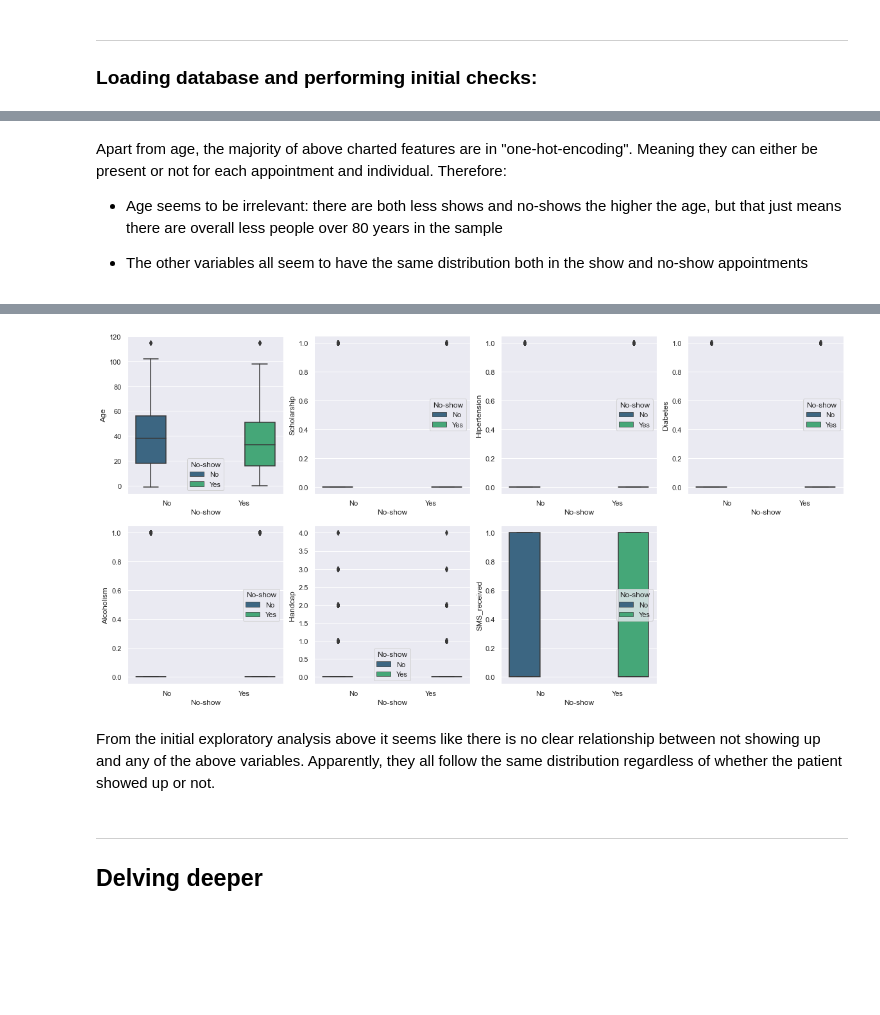
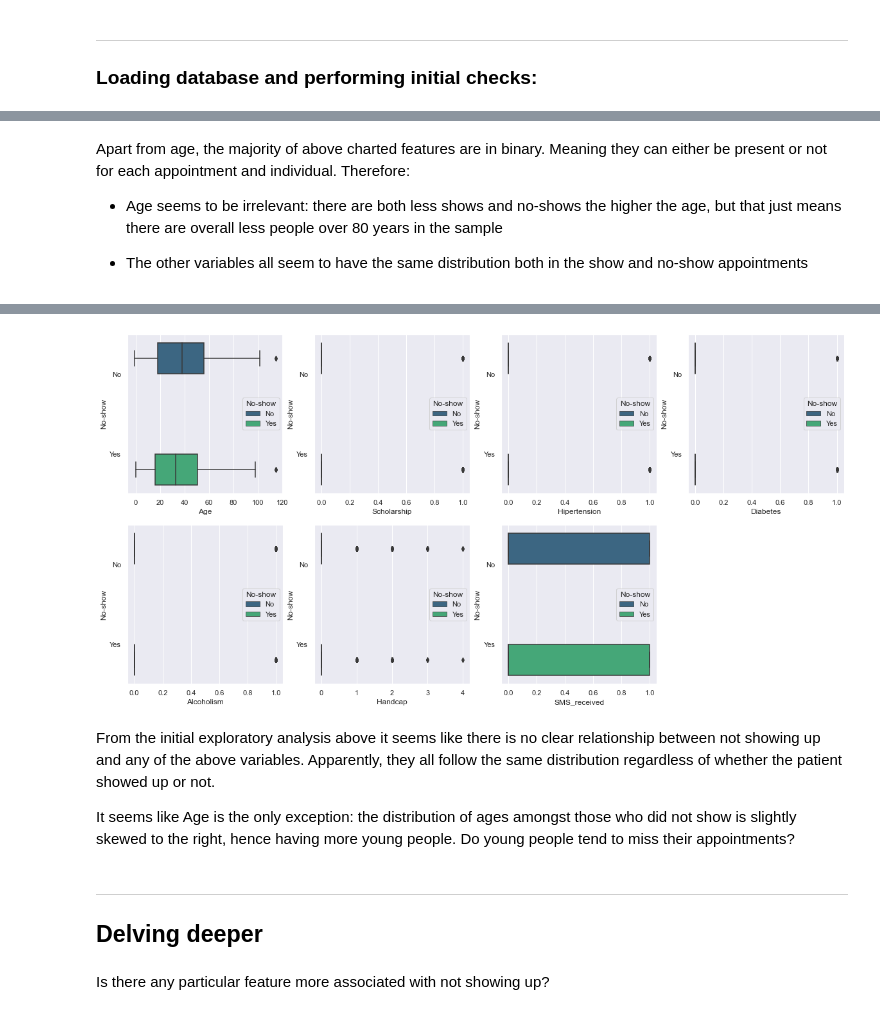
Before and after one commit to Yamamuen/da2, a Jupyter notebook: Project_2.ipynb, the cells around one changed output, grey strips where cells are left out. Saved outputs shown, nothing was run; the diff lists cells and outputs as text; code cells hidden in the pictures; blank space fills up the shorter version.

```diff
--- a/Project_2.ipynb
+++ b/Project_2.ipynb
@@ -59,5 +101,5 @@ plt.show();
 # %% [markdown]
-Apart from age, the majority of above charted features are in "one-hot-encoding". Meaning they can either be present or not for each appointment and individual.
+Apart from age, the majority of above charted features are in binary. Meaning they can either be present or not for each appointment and individual.
 Therefore:
 
 * Age seems to be irrelevant: there are both less shows and no-shows the higher the age, but that just means there are overall less people over 80 years in the sample
@@ -90,17 +132,21 @@ df[no_show].describe()
 # %%
 sns.set()
 plt.figure(figsize=(20,10))
 l = ['Age',	'Scholarship',	'Hipertension',	'Diabetes',	'Alcoholism',	'Handcap',	'SMS_received']
 for i in l:
     n = l.index(i)+1
     plt.subplot(2,4,n)
-    sns.boxplot(x='No-show',y=i,hue='No-show',data=df,palette='viridis')
+    sns.boxplot(x=i,y='No-show',hue='No-show',data=df,palette='viridis')
 
     # plt.boxplot(df[yes_show][i], color ='lightblue')
 # %% [output]
-[figure, old version]
+[figure, new version]
 # %% [markdown]
 From the initial exploratory analysis above it seems like there is no clear relationship between not showing up and any of the above variables. Apparently, they all follow the same distribution regardless of whether the patient showed up or not.
+
+It seems like Age is the only exception: the distribution of ages amongst those who did not show is slightly skewed to the right, hence having more young people. Do young people tend to miss their appointments?
 # %% [markdown]
 ---
 ## Delving deeper
+# %% [markdown]
+Is there any particular feature more associated with not showing up?
```
Also changed, not shown: parts of 35 cells of this notebook.
